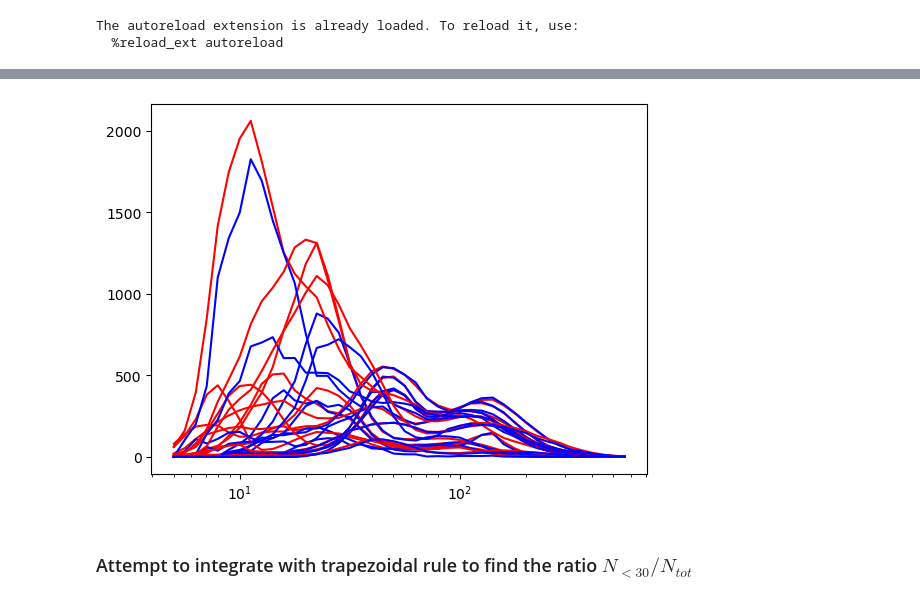
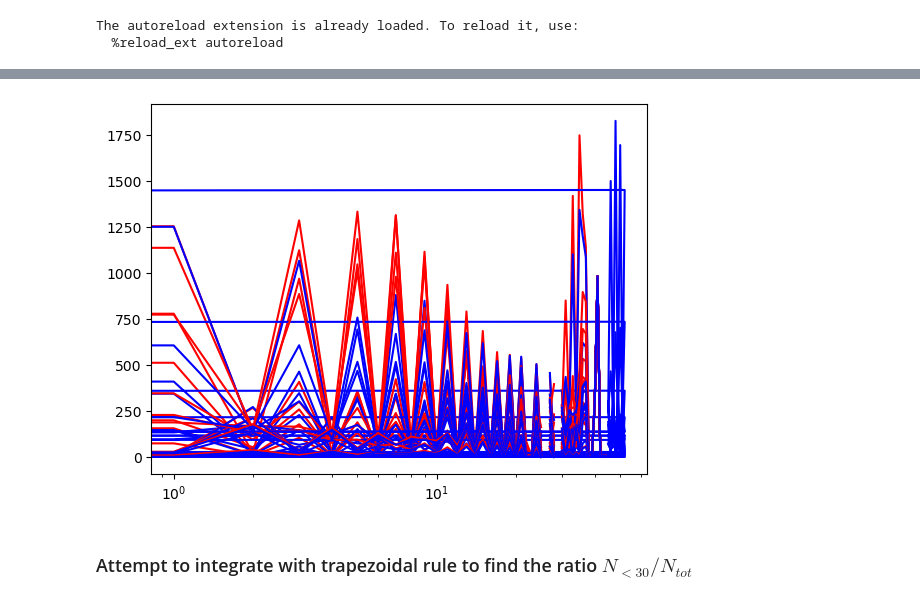
Before and after one commit to eScience-course/Tjaernoe2022-group3, a Jupyter notebook: notebooks/Load and analyze DMPS data.ipynb, the cells around one changed output, grey strips where cells are left out. Drawn from its saved outputs; the diff is of its cells as text; code cells hidden in the pictures.

```diff
--- a/notebooks/Load and analyze DMPS data.ipynb
+++ b/notebooks/Load and analyze DMPS data.ipynb
@@ -83,22 +97,22 @@ df_daily_2010_2020_median = df_2010_2020.resample('D').median()
 # %%
 # Plot daily mean distribution
 ii = np.arange(0, len(df_daily_2010_2020_mean), 1)
 
 jj = np.arange(7,25,1)
 
 fig, ax = plt.subplots()
 
 for i in jj:
-    df_tmp_mean = df_daily_2010_2020_mean.iloc[i, 0:].to_frame()
+    df_tmp_mean = df_daily_2010_2020_mean.iloc[i, 8:].to_frame()
 
     ax.plot(df_tmp_mean.index, df_tmp_mean.values,'r')
     ax.set_xscale('log')
 
     df_tmp_median = df_daily_2010_2020_median.iloc[i, 0:].to_frame()
     ax.plot(df_tmp_median.index, df_tmp_median.values,'b')
     ax.set_xscale('log')
 # %% [output]
-[figure, old version]
+[figure, new version]
 # %% [markdown]
 ### Attempt to integrate with trapezoidal rule to find the ratio $N_{<30}/N_{tot}$
 # %%
```
Also changed, not shown: parts of 15 cells of this notebook, 3 other files.
